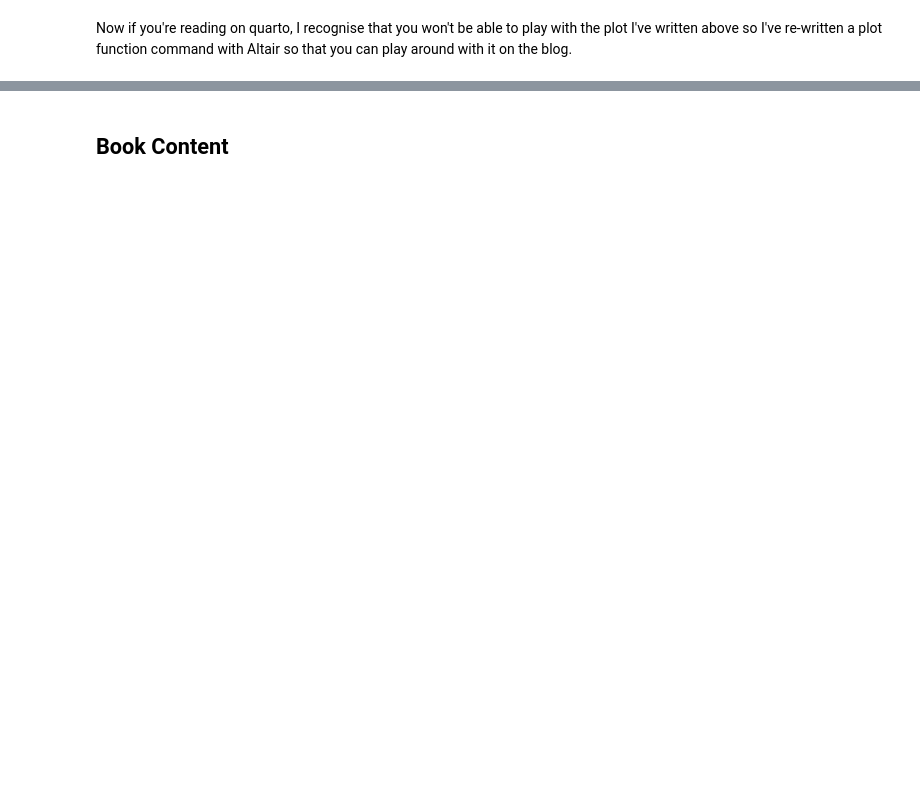
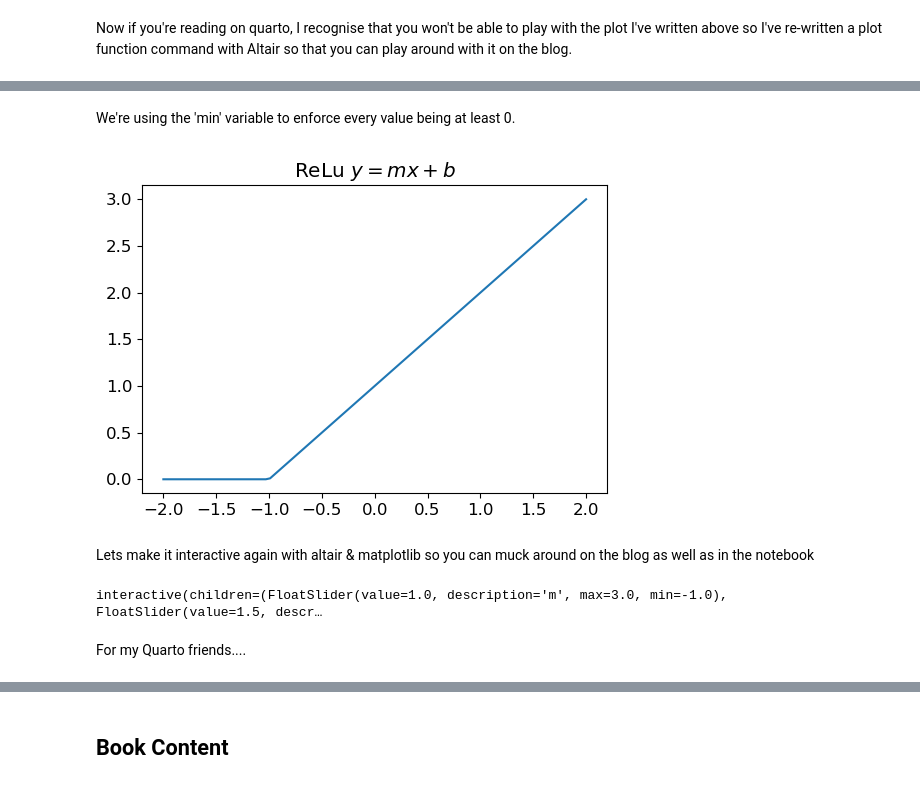
Before and after one commit to nglillywhite/blog, a Jupyter notebook: posts/2022-12-29-Fastai Chapter 3.ipynb, the cells around one changed output, grey strips where cells are left out. Drawn from its saved outputs; the diff is of its cells as text; code cells hidden in the pictures; blank space fills up the shorter version.

```diff
--- a/posts/2022-12-29-Fastai Chapter 3.ipynb
+++ b/posts/2022-12-29-Fastai Chapter 3.ipynb
@@ -300,0 +601,22 @@ line = alt.Chart(pd.DataFrame({"x":x.numpy(),"y":1,"c":c})).mark_line(color="red
+# %% [markdown]
+We're using the 'min' variable to enforce every value being at least 0.
+# %%
+def relu(x,m,b):
+    y = m*x+b
+    return torch.clip(y,0.)
+
+relu_partial = partial(relu,1,1)
+
+plot_function(relu_partial, title="ReLu $y=mx+b$")
+# %% [output]
+[figure, added]
+# %% [markdown]
+Lets make it interactive again with altair & matplotlib so you can muck around on the blog as well as in the notebook
+# %%
+@interact(m=1.0, b=1.5)
+def plot_relu(m,b):
+    plot_function(partial(relu,m,b), title="ReLu $y=mx+b$")
+# %% [output]
+interactive(children=(FloatSlider(value=1.0, description='m', max=3.0, min=-1.0), FloatSlider(value=1.5, descr…
+# %% [markdown]
+For my Quarto friends....
```
Also changed, not shown: parts of 79 cells of this notebook.
